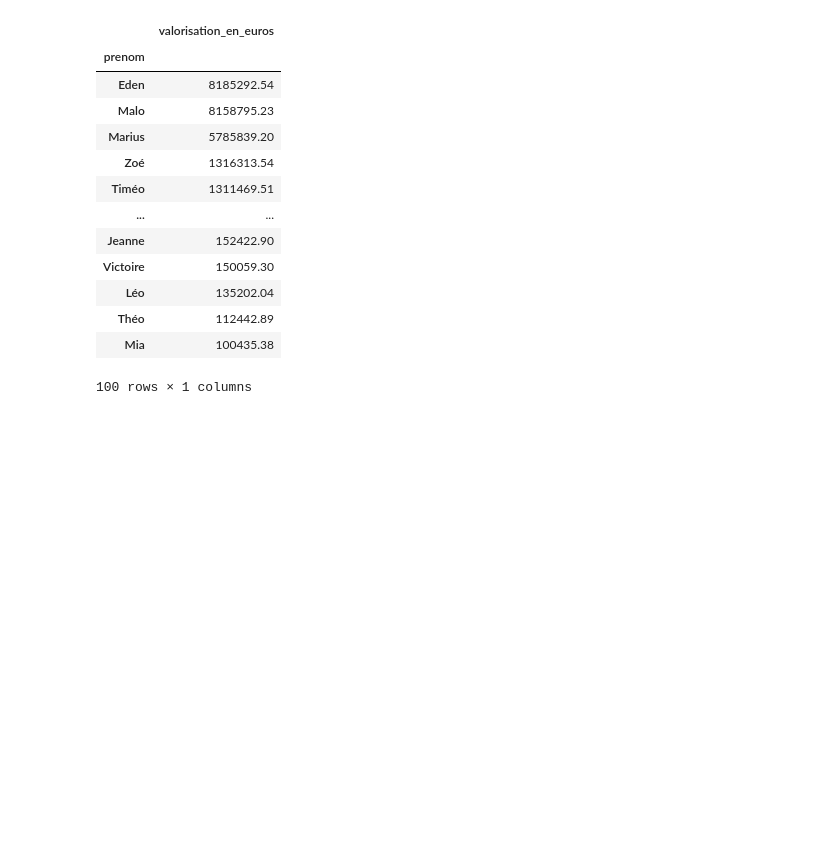
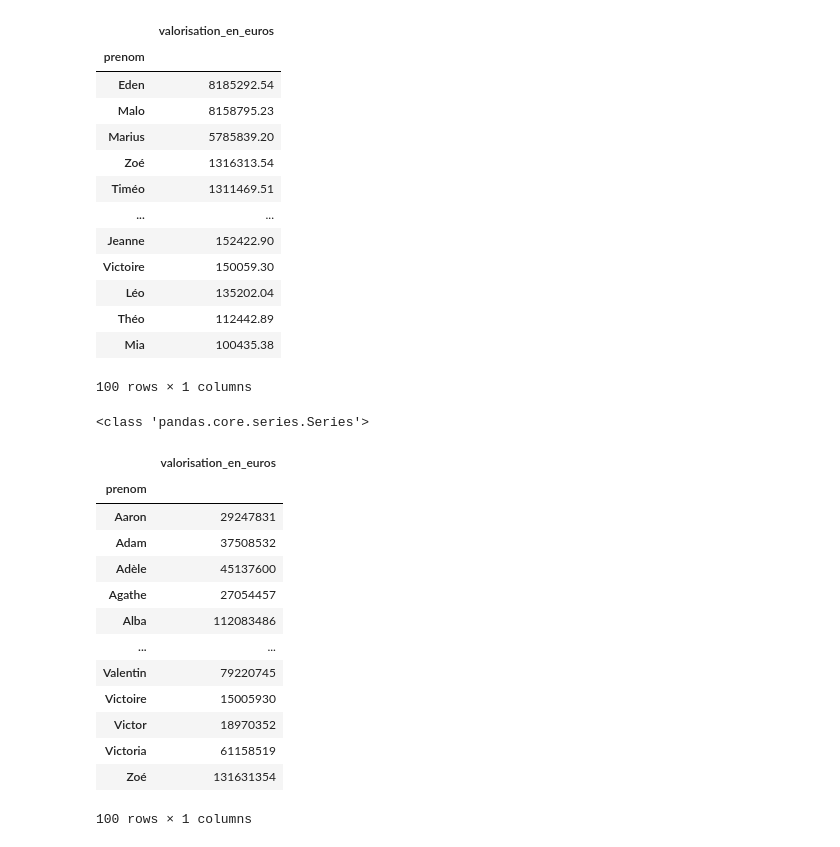
Before and after one commit to ZorroLeVrai/Python.Bureautique, a Jupyter notebook: Notebooks/Exercices/exo_17_comptes_bancaires.ipynb, the cells around one changed output. Cells and saved outputs as stored; diff of their text form; code cells hidden in the pictures; blank space fills up the shorter version.

```diff
--- a/Notebooks/Exercices/exo_17_comptes_bancaires.ipynb
+++ b/Notebooks/Exercices/exo_17_comptes_bancaires.ipynb
@@ -235,3 +251,32 @@ df_all_data.groupby("prenom") \
 | Théo | 112442.89 |
 | Mia | 100435.38 |
 100 rows × 1 columns
+# %%
+display = True
+
+def type_val(val):
+    global display
+    if display:
+        print(type(val))
+        display = False
+    return val.sum()
+
+# 11. Affichez la valorisation de tous les comptes en Euros par prénom
+df_all_data.groupby("prenom") \
+    .agg(valorisation_en_euros=("valorisation_en_cents", type_val))
+# %% [output]
+<class 'pandas.core.series.Series'>
+|  | valorisation_en_euros |
+| prenom |  |
+| Aaron | 29247831 |
+| Adam | 37508532 |
+| Adèle | 45137600 |
+| Agathe | 27054457 |
+| Alba | 112083486 |
+| ... | ... |
+| Valentin | 79220745 |
+| Victoire | 15005930 |
+| Victor | 18970352 |
+| Victoria | 61158519 |
+| Zoé | 131631354 |
+100 rows × 1 columns
```
Also changed, not shown: parts of 3 cells of this notebook.
